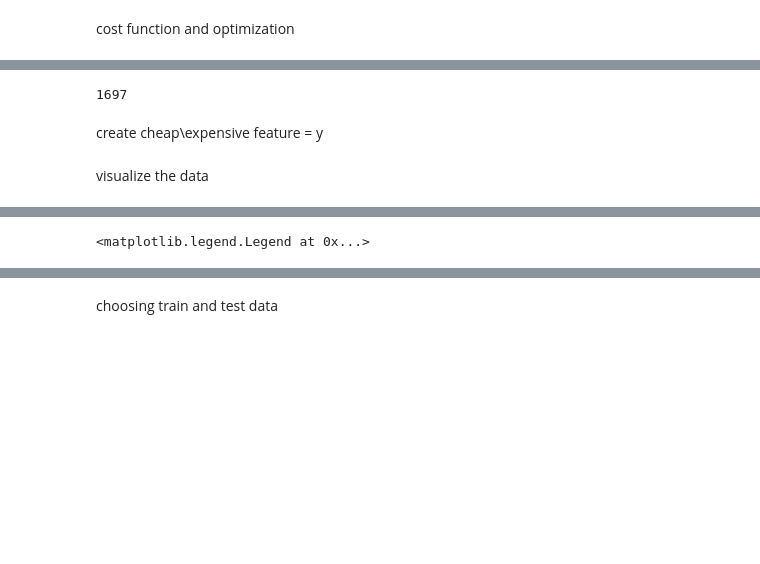
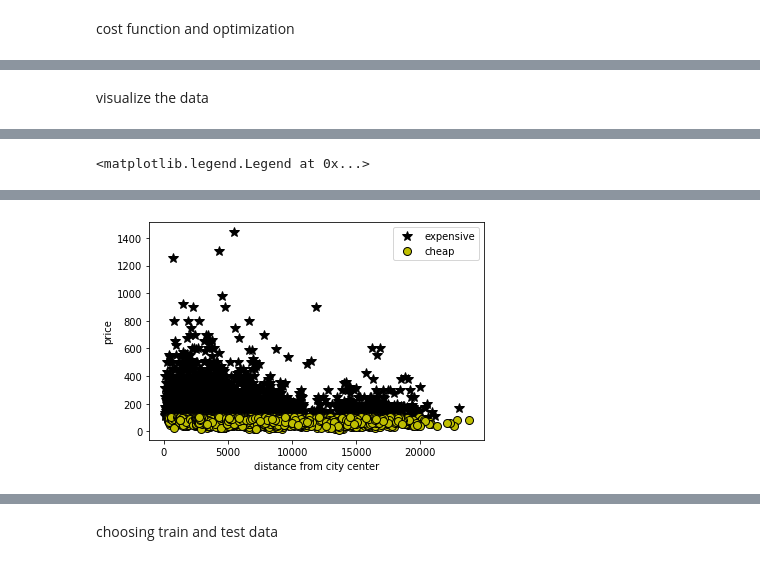
Before and after one commit to orenltr/gis_dev, a Jupyter notebook: HW2/PartD/exercise2_PartD.ipynb, the cells around one changed output, grey strips where cells are left out. Cells and saved outputs as stored; diff of their text form; code cells hidden in the pictures; blank space fills up the shorter version.

```diff
--- a/HW2/PartD/exercise2_PartD.ipynb
+++ b/HW2/PartD/exercise2_PartD.ipynb
@@ -336,0 +361,6 @@ city_center = city_center.to_crs({'init': 'epsg:28992'})
+# %%
+# 'shared room' has too little examples so we decided to divide it to 'home/apt' or not
+# we want room type to be 1 for 'home/apt' else 0
+room_type = relevant_data['room_type'] == 'Entire home/apt'
+relevant_data['home/apt'] = room_type
+relevant_data.head()
@@ -336,0 +376,8 @@ city_center = city_center.to_crs({'init': 'epsg:28992'})
+# %%
+expensive_condition = 100
+expensive = relevant_data['price'] > 100
+relevant_data['expensive'] = expensive
+
+# relevant_data = relevant_data[['distance_from_city_center','home/apt', 'expensive']]
+
+relevant_data.head()
@@ -455,11 +468,0 @@ Name: room_type, Length: 8615, dtype: object
-# %%
-# we want room type to be 1 for 'home/apt' else 0
-room_type = cleaned_data['room_type'] == 'Entire home/apt'
-
-X = np.vstack([cleaned_data['distance_from_city_center'].values,room_type]).T
-
-print(room_type.size-np.sum(room_type))
-# %% [output]
-1697
-# %% [markdown]
- create cheap\expensive feature = y
@@ -501,10 +498,14 @@ def plotData(X, y):
     # Plot Examples
     plt.plot(X[pos, 0], X[pos, 1], 'k*', lw=2, ms=10)
     plt.plot(X[neg, 0], X[neg, 1], 'ko', mfc='y', ms=8, mec='k', mew=1)
+# %%
+# remove outliers
+relevant_data = relevant_data[relevant_data['price'] < 4000]
 # %%
-plotData(X, y)
+plotData(relevant_data[['distance_from_city_center','price']].values,relevant_data['expensive'].values)
+# plt.scatter(relevant_data['distance_from_city_center'].values,data['price'].values)
 # add axes labels
 plt.xlabel('distance from city center')
-plt.ylabel('room type')
+plt.ylabel('price')
 plt.legend(['expensive', 'cheap'])
 # %% [output]
@@ -515,0 +513 @@ plt.legend(['expensive', 'cheap'])
+[figure, added]
```
Also changed, not shown: parts of 66 cells of this notebook.
